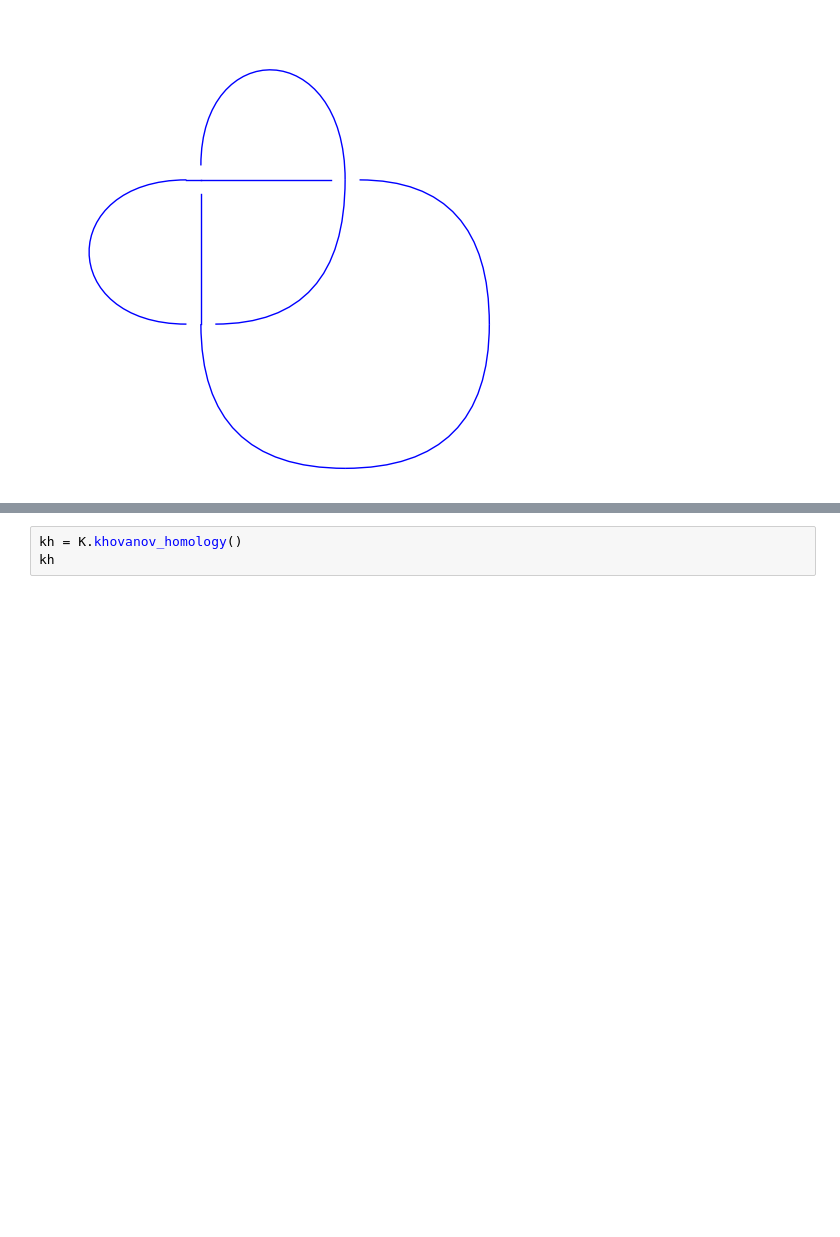
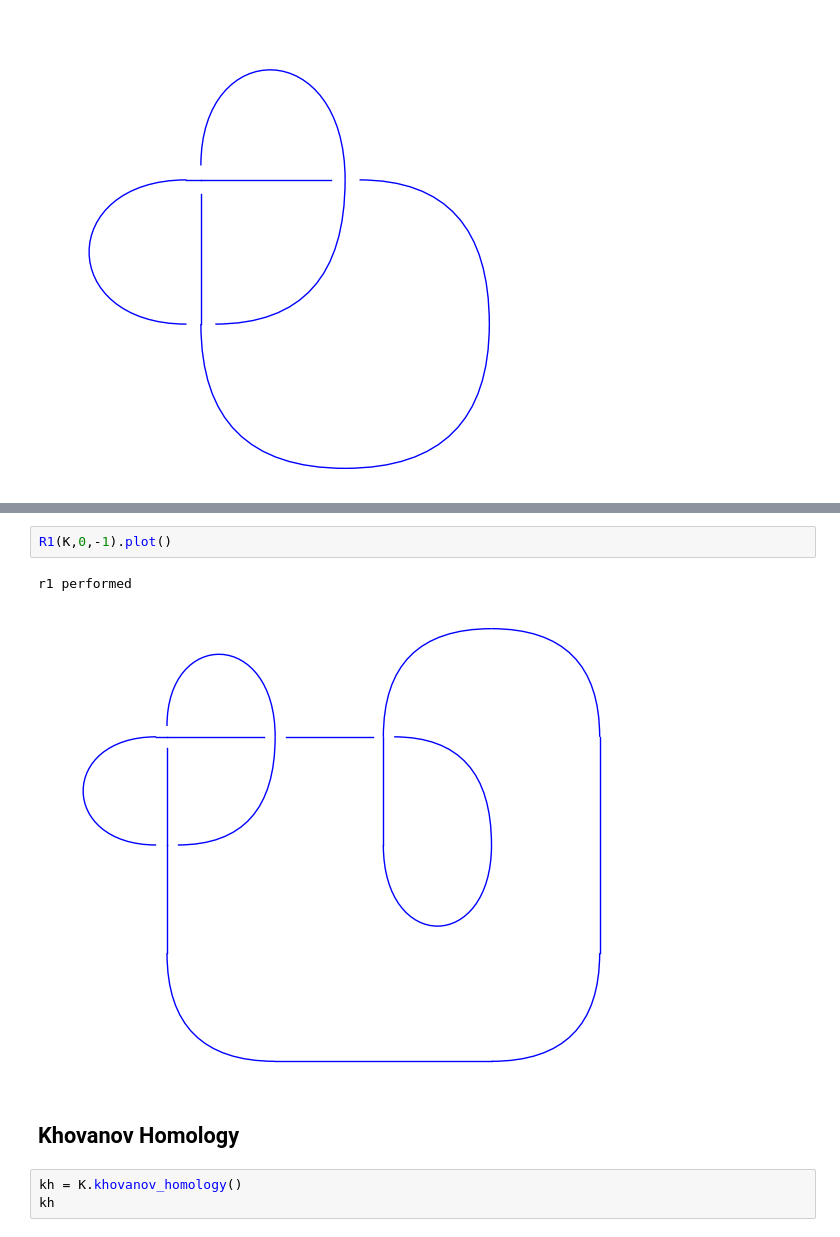
Before and after one commit to JulesGB/KhovanovHomologyOfNonOrientableSurfaces, a Jupyter notebook: kh_testing.ipynb, the cells around one changed output, grey strips where cells are left out. Saved outputs shown, nothing was run; the diff lists cells and outputs as text; blank space fills up the shorter version.

```diff
--- a/kh_testing.ipynb
+++ b/kh_testing.ipynb
@@ -22,6 +21,13 @@ K_prime.plot()
 # %% [output]
 r1 performed
 [figure]
+# %%
+R1(K,0,-1).plot()
+# %% [output]
+r1 performed
+[figure, added]
+# %% [markdown]
+## Khovanov Homology
 # %%
 kh = K.khovanov_homology()
 kh
```
Also changed, not shown: parts of 5 cells of this notebook, 1 other file.
